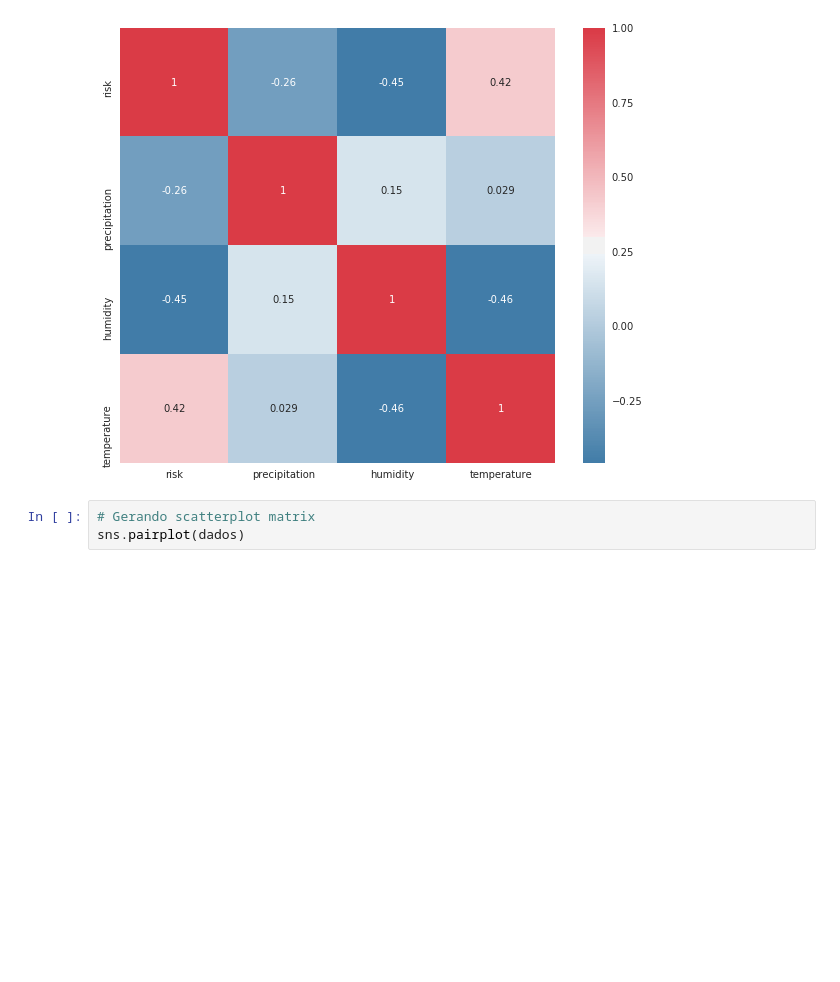
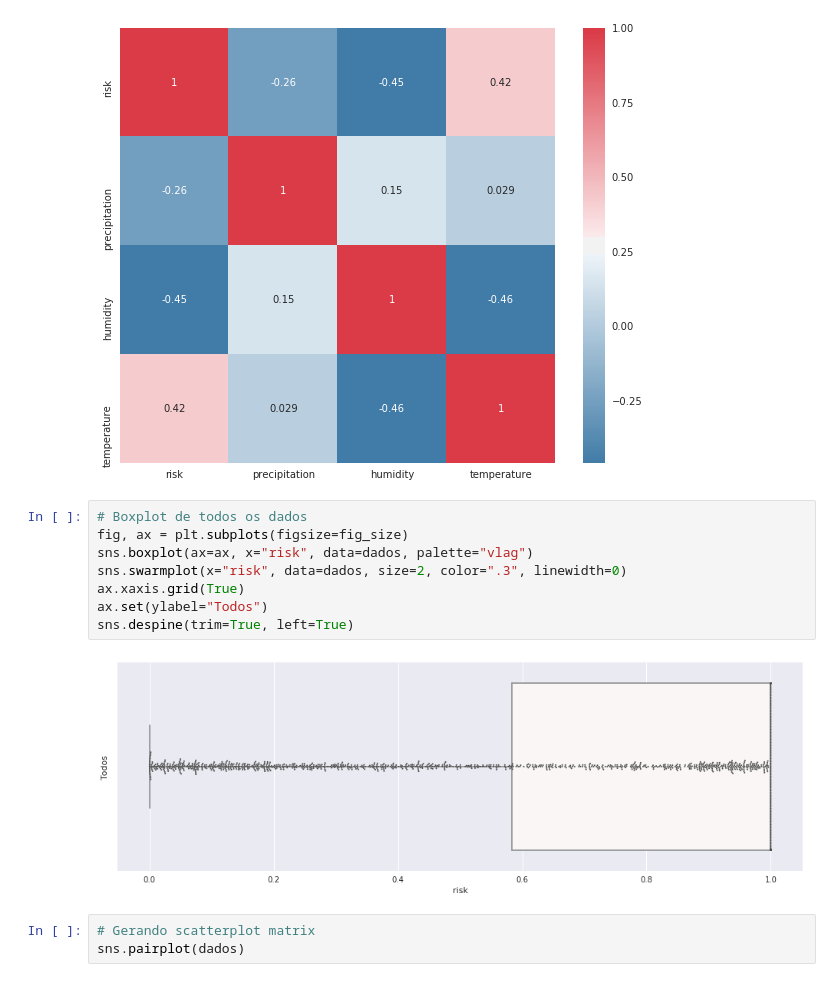
Before and after one commit to vconrado/cap-386, a Jupyter notebook: project/Analise.ipynb, the cells around one changed output. Cells and saved outputs as stored; diff of their text form; blank space fills up the shorter version.

```diff
--- a/project/Analise.ipynb
+++ b/project/Analise.ipynb
@@ -143,6 +149,16 @@ sns.heatmap(corr, mask=np.zeros_like(corr, dtype=np.bool), cmap=palette, square=
 # %% [output]
 <matplotlib.axes._subplots.AxesSubplot at 0x...>
 [figure]
+# %%
+# Boxplot de todos os dados
+fig, ax = plt.subplots(figsize=fig_size)
+sns.boxplot(ax=ax, x="risk", data=dados, palette="vlag")
+sns.swarmplot(x="risk", data=dados, size=2, color=".3", linewidth=0)
+ax.xaxis.grid(True)
+ax.set(ylabel="Todos")
+sns.despine(trim=True, left=True)
+# %% [output]
+[figure, added]
 # %%
 # Gerando scatterplot matrix
 sns.pairplot(dados)
```
Also changed, not shown: parts of 42 cells of this notebook, 1 other file.
